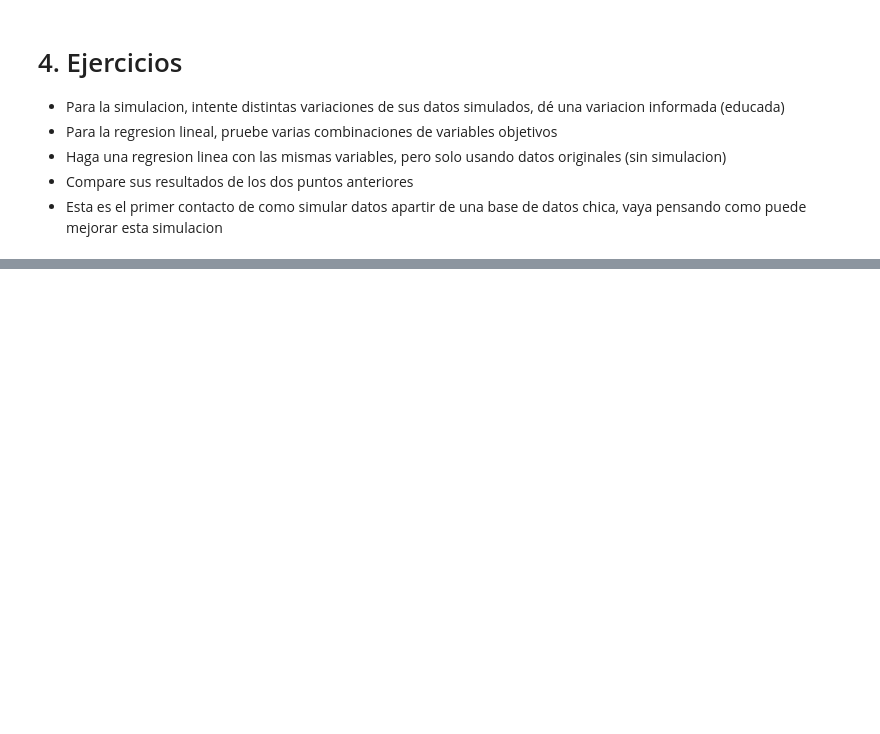
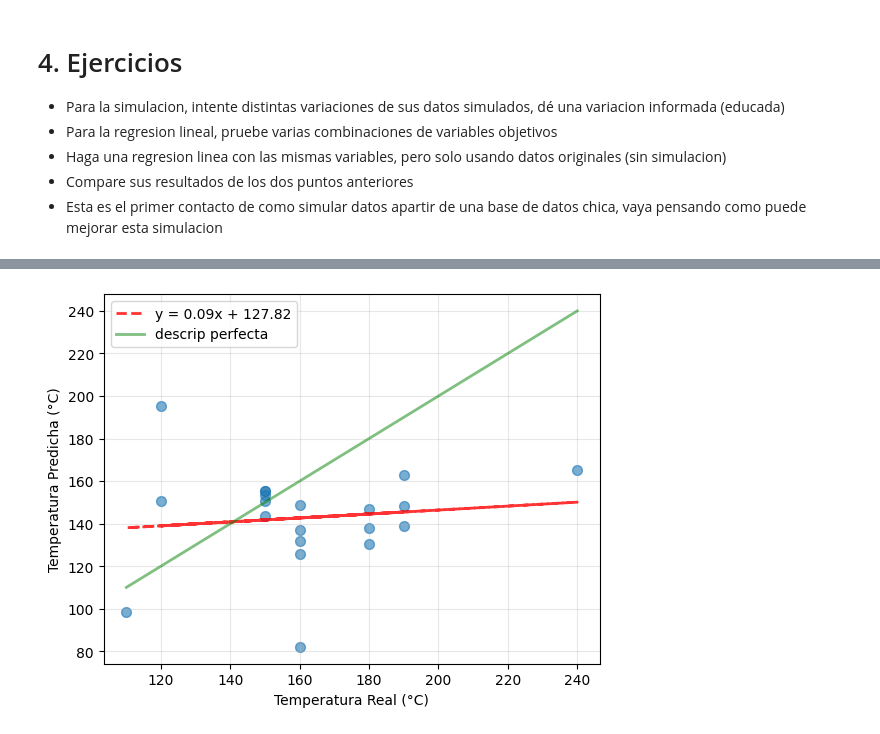
Before and after one commit to luiscarlosmarrufo/reto-interlub, a Jupyter notebook: notebooks/clase/1RetoInterlub_M2003B_student.ipynb, the cells around one changed output, grey strips where cells are left out. Cells and saved outputs as stored; diff of their text form; code cells hidden in the pictures; blank space fills up the shorter version.

```diff
--- a/notebooks/clase/1RetoInterlub_M2003B_student.ipynb
+++ b/notebooks/clase/1RetoInterlub_M2003B_student.ipynb
@@ -376,0 +407,14 @@ plt.grid(True, alpha=0.3)
+# %%
+#Regresión solo con datos originales (sin simulación)
+X_orig, y_orig = variables_regresion(df_reduced, variable_objetivo, variables_predictoras)
+X_train_orig, X_test_orig, y_train_orig, y_test_orig = train_test_split(X_orig, y_orig, test_size=20, random_state=42)
+scaler_orig = StandardScaler()
+X_train_orig_scaled = scaler_orig.fit_transform(X_train_orig)
+X_test_orig_scaled = scaler_orig.transform(X_test_orig)
+
+modelo_orig = LinearRegression()
+modelo_orig.fit(X_train_orig_scaled, y_train_orig)
+y_pred_orig = modelo_orig.predict(X_test_orig_scaled)
+
+print("MSE original:", mean_squared_error(y_test_orig, y_pred_orig))
+print("R2 original:", r2_score(y_test_orig, y_pred_orig))
@@ -376,0 +453,18 @@ plt.grid(True, alpha=0.3)
+# %%
+# Graficar regresión con datos originales
+y_pred = y_pred_orig
+y_real = y_test_orig
+
+z = np.polyfit(y_real, y_pred, 1)
+p = np.poly1d(z)
+
+plt.scatter(y_real, y_pred, alpha=0.6, s=50)
+plt.plot(y_real, p(y_real), "r--", alpha=0.8, linewidth=2, label=f'y = {z[0]:.2f}x + {z[1]:.2f}')
+plt.plot([y_real.min(), y_real.max()], [y_real.min(), y_real.max()], 'g-', alpha=0.5, linewidth=2, label='descrip perfecta')
+plt.xlabel('Temperatura Real (°C)')
+plt.ylabel('Temperatura Predicha (°C)')
+plt.legend()
+plt.grid(True, alpha=0.3)
+plt.show()
+# %% [output]
+[figure, added]
```
Also changed, not shown: parts of 6 cells of this notebook, 1 other file.
